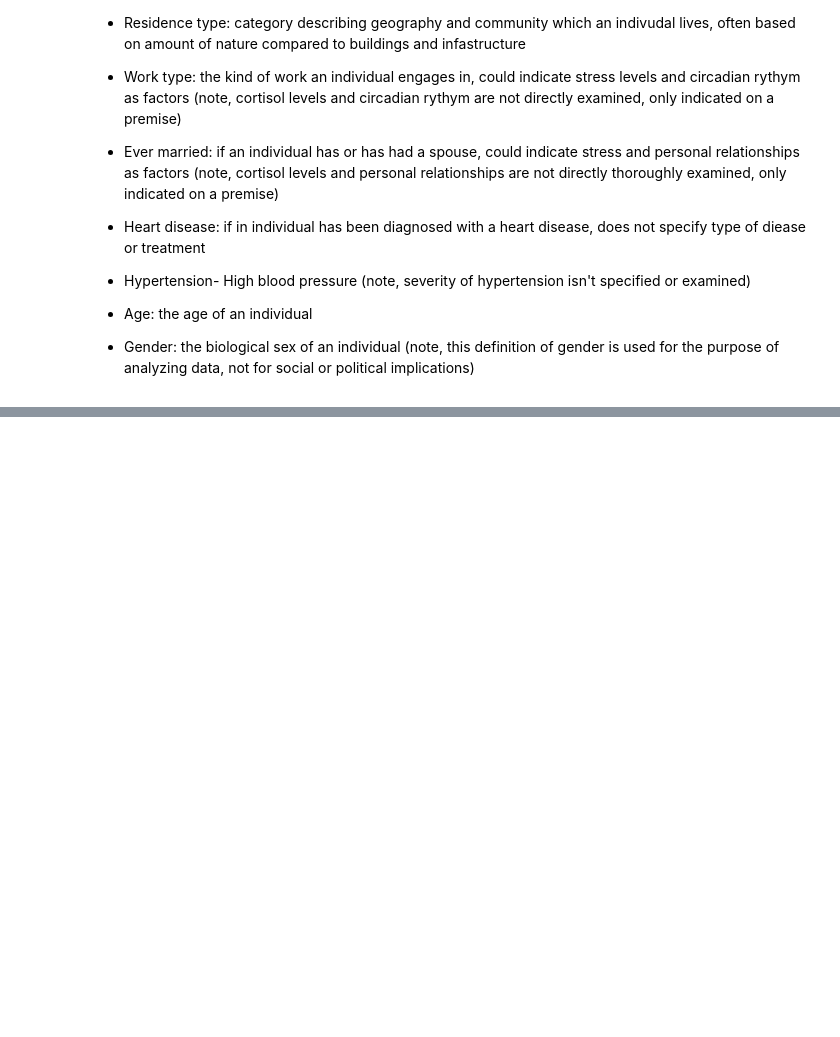
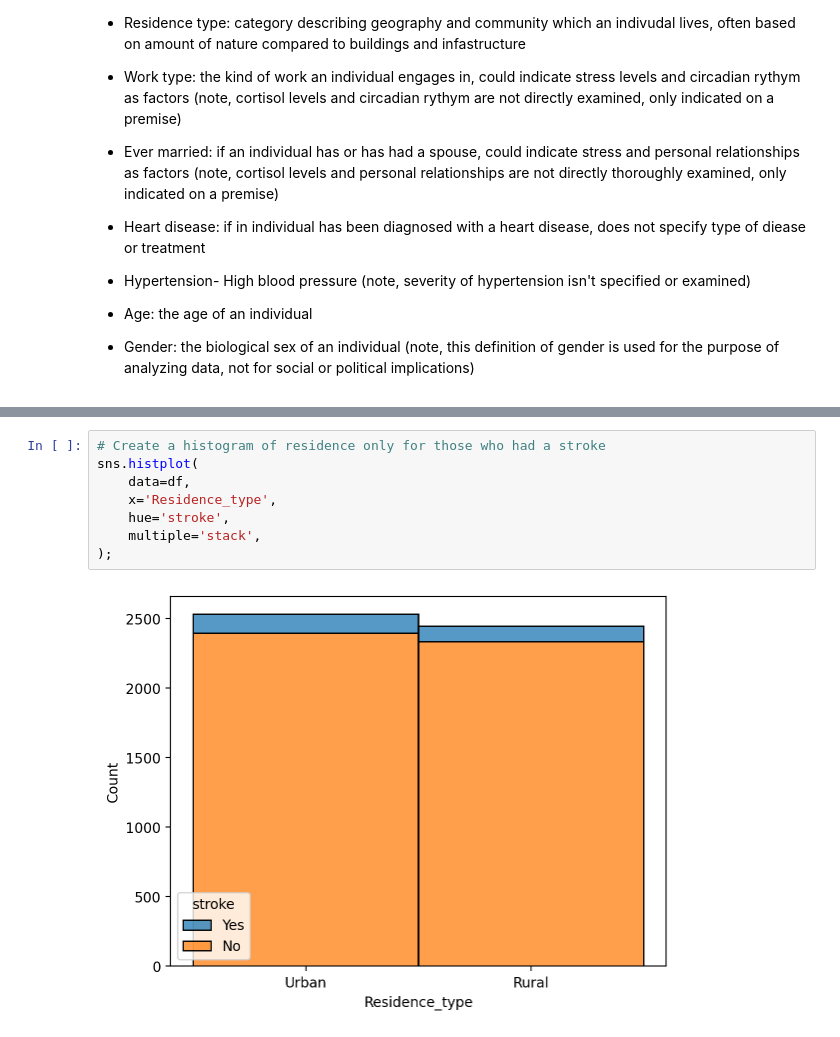
Before and after one commit to juliannachavez/PUBH1142, a Jupyter notebook: Stroke_Analysis.ipynb, the cells around one changed output, grey strips where cells are left out. Drawn from its saved outputs; the diff is of its cells as text; blank space fills up the shorter version.

```diff
--- a/Stroke_Analysis.ipynb
+++ b/Stroke_Analysis.ipynb
@@ -36,0 +205,10 @@ df = pd.read_csv('https://raw.githubusercontent.com/juanklopper/TutorialData/mai
+# %%
+# Create a histogram of residence only for those who had a stroke
+sns.histplot(
+    data=df,
+    x='Residence_type',
+    hue='stroke',
+    multiple='stack',
+);
+# %% [output]
+[figure, added]
```
Also changed, not shown: parts of 71 cells of this notebook.
